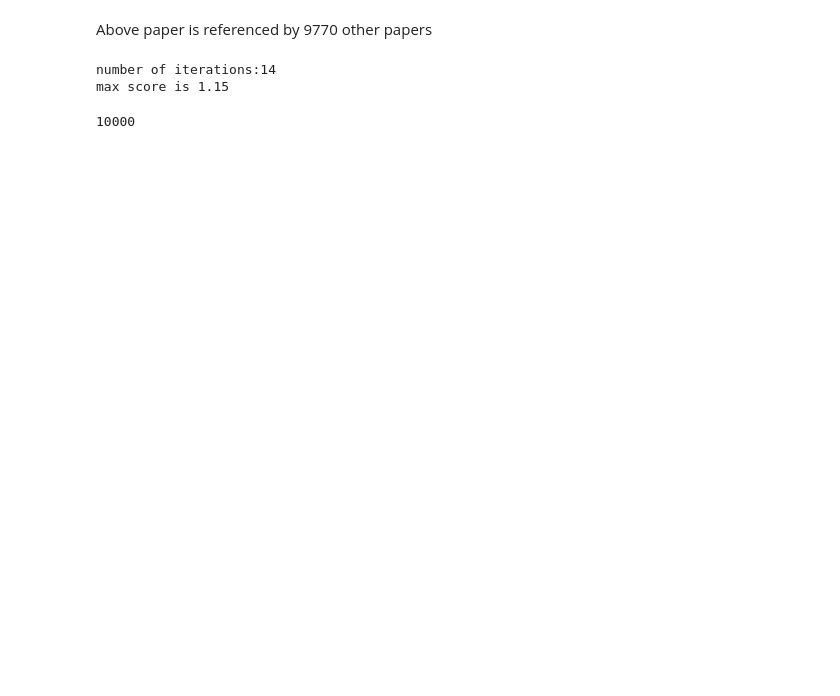
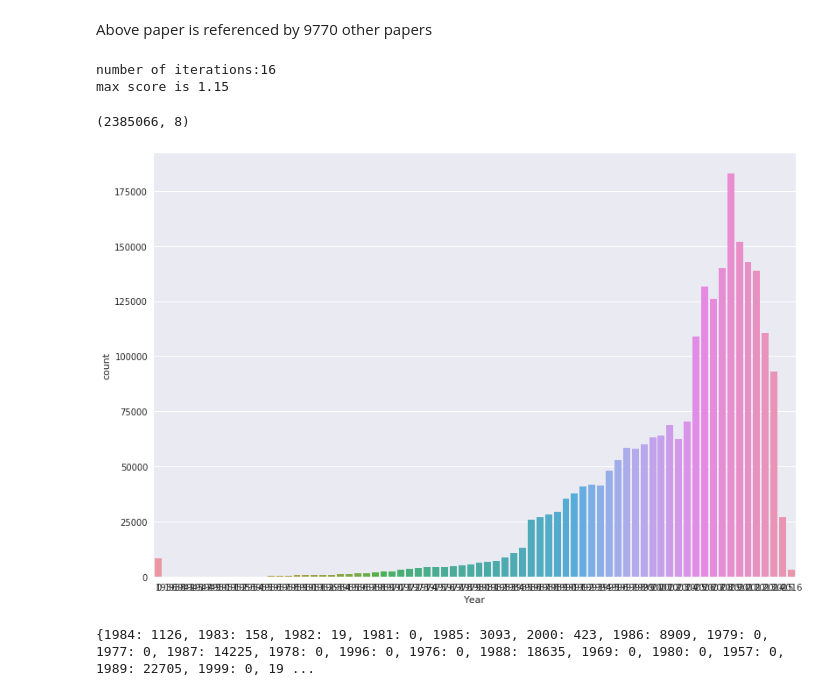
Before and after one commit to divvyam/APR, a Jupyter notebook: kernel.ipynb, the cells around one changed output. Drawn from its saved outputs; the diff is of its cells as text; code cells hidden in the pictures; blank space fills up the shorter version.

```diff
--- a/kernel.ipynb
+++ b/kernel.ipynb
@@ -72,4 +72,4 @@ def create_csv_file(txt_file, csv_file):
 # %%
 #load dataframe from csv
 %timeit
-df = pd.read_csv("../acm.csv")
+df = pd.read_csv("../input/acm.csv")
@@ -295,7 +265,19 @@ def create_pagerank(theta, pagerank, inlink, outlink):
     pagerank = { index:score/max_score for index, score in pagerank.items()}
 # %%
 theta = 0.85
-create_pagerank(theta, pagerank, inlink, outlink)
+page_year = {row["Index_Id"]:row["Year"] for _t, row in df.iterrows()}
+create_pagerank(theta, pagerank, page_year, inlink, outlink)
 # %% [output]
-number of iterations:14
+number of iterations:16
 max score is 1.15
+# %%
+df.shape
+# %% [output]
+(2385066, 8)
+# %%
+import seaborn as sns
+sns.set(rc={'figure.figsize':(11.7,8.27)})
+sns.set(style="darkgrid")
+ax = sns.countplot(x="Year", data=df)
+# %% [output]
+[figure, added]
@@ -301,0 +297,4 @@ max score is 1.15
+# %%
+print(year_citation_count)
+# %% [output]
+{1984: 1126, 1983: 158, 1982: 19, 1981: 0, 1985: 3093, 2000: 423, 1986: 8909, 1979: 0, 1977: 0, 1987: 14225, 1978: 0, 1996: 0, 1976: 0, 1988: 18635, 1969: 0, 1980: 0, 1957: 0, 1989: 22705, 1999: 0, 19 ...
@@ -302,4 +303,4 @@ max score is 1.15
 # %%
 len(set(pagerank.keys()))
+del inlink
+del outlink
-# %% [output]
-10000
```
Also changed, not shown: parts of 20 cells of this notebook.
